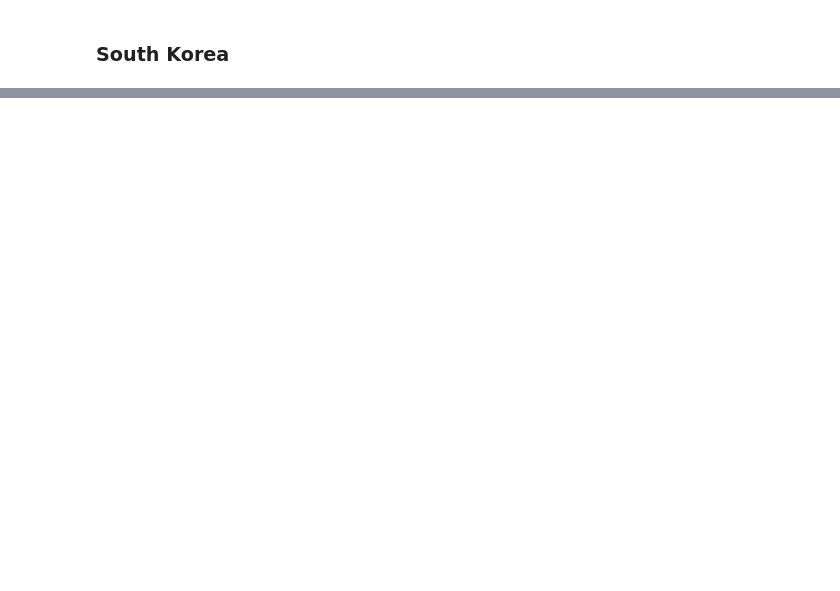
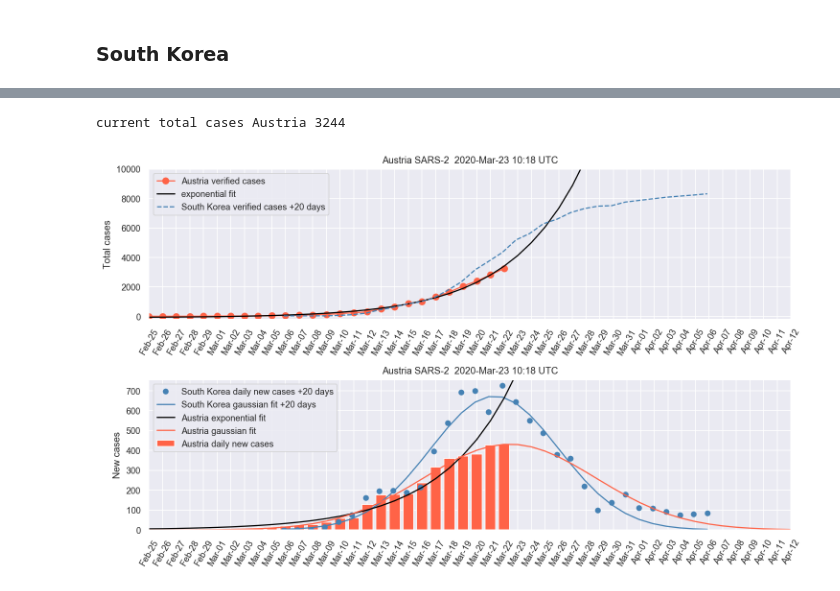
Before and after one commit to cmoestl/sars2_austria, a Jupyter notebook: plot_cases.ipynb, the cells around one changed output, grey strips where cells are left out. Saved outputs shown, nothing was run; the diff lists cells and outputs as text; code cells hidden in the pictures; blank space fills up the shorter version.

```diff
--- a/plot_cases.ipynb
+++ b/plot_cases.ipynb
@@ -170,31 +188,34 @@ plt.ylabel('Total cases')
 plt.ylim(-200,10000)
 plt.title(country+' SARS-2  '+now+ ' UTC')
 plt.legend()
 ax1.set_xticks(dates_fut)
 
 
 ax2 = plt.subplot(212)
 
 ax2.plot(dates_sk,np.gradient(cases_sk),linestyle='',marker='o',color='steelblue',label='South Korea daily new cases +'+str(south_korea_offset)+' days')
 #ax2.bar(dates_sk,np.gradient(cases_sk),color='steelblue',label='South Korea daily new cases +'+str(south_korea_offset)+' days')
-ax2.plot(dates_sk,ygfit_sk,'steelblue',label='South Korea gaussian fit '+str(south_korea_offset)+' days')
+ax2.plot(dates_sk,ygfit_sk,'steelblue',label='South Korea gaussian fit +'+str(south_korea_offset)+' days')
 
 ax2.bar(dates,np.gradient(cases),color='tomato',label=country+' daily new cases')
 ax2.plot(dates_fut,np.gradient(fit),color='black',label=country+' exponential fit')
 ax2.plot(dates_fut,ygfit,color='tomato',linestyle='-',label=country+' gaussian fit')
 
 ax2.xaxis.set_major_formatter( matplotlib.dates.DateFormatter('%b-%d') )
 
 plt.xticks(rotation=60)
 plt.ylabel('New cases')
 ax2.set_xlim([dates_fut[0],dates_fut[-1]])
 plt.title(country+' SARS-2  '+now + ' UTC')
 ax2.set_xticks(dates_fut)
 plt.ylim(0,np.max(np.gradient(cases_sk))+30)
 
 plt.legend(loc=2)
 
 plt.tight_layout()
 print('current total cases '+country,cases[-1])
 
 plt.savefig(filename)
+# %% [output]
+current total cases Austria 3244
+[figure, added]
```
Also changed, not shown: parts of 3 cells of this notebook, 1 other file.
